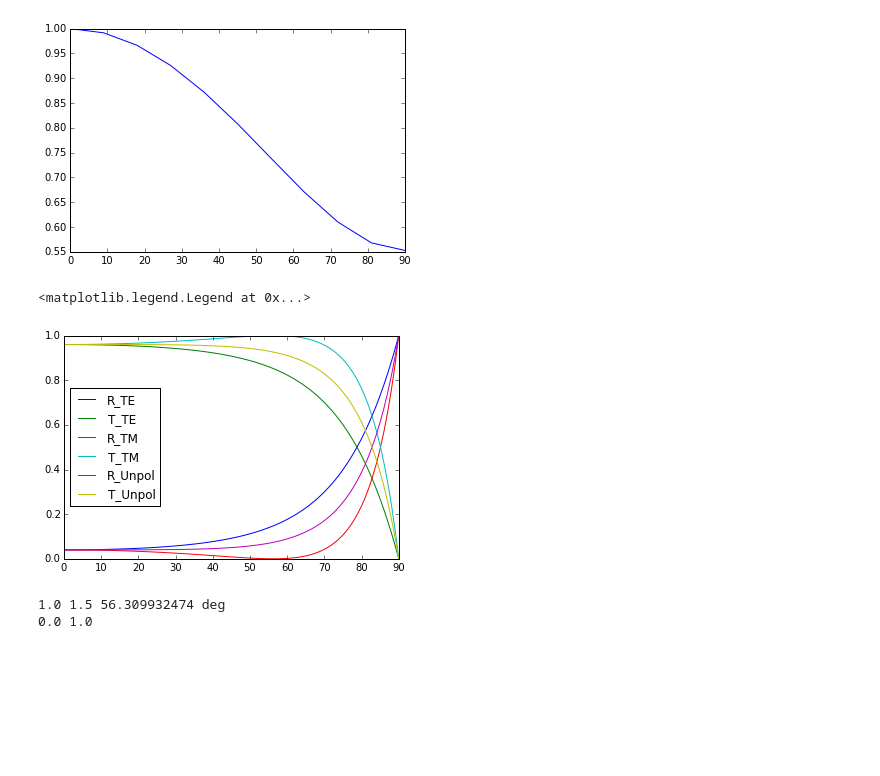
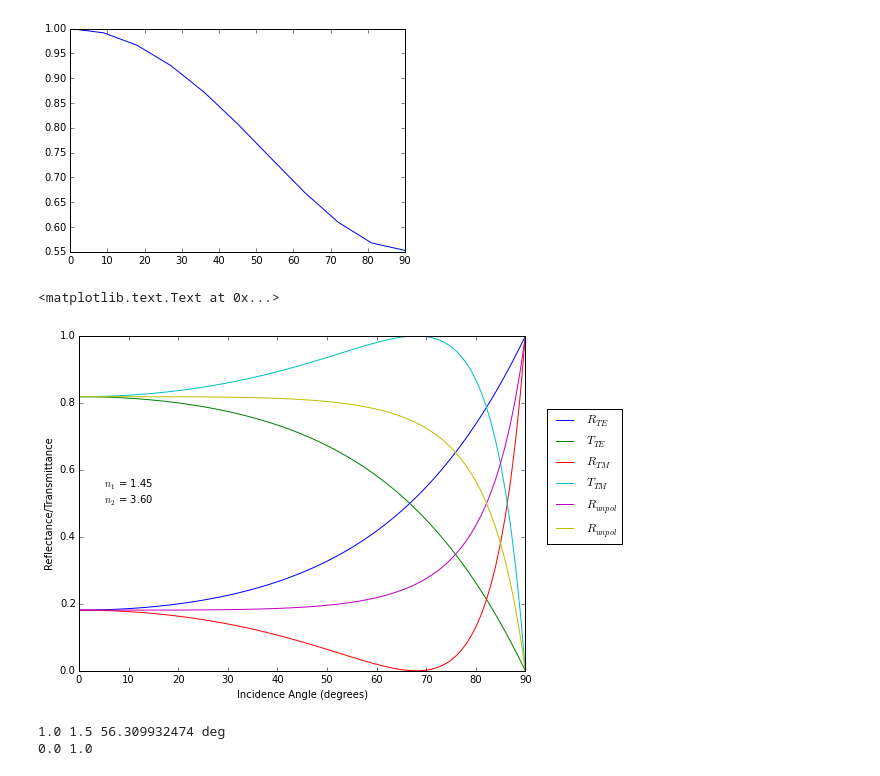
Before and after one commit to eelcodijkstra/teststuff, a Jupyter notebook: ray_trace/150311_calc_power_in_a_layer.ipynb, the cells around one changed output. Saved outputs shown, nothing was run; the diff lists cells and outputs as text; code cells hidden in the pictures; blank space fills up the shorter version.

Commit message:
update Reflectance/Transmittance vs incidence angle plot with labels & legend

```diff
--- a/ray_trace/150311_calc_power_in_a_layer.ipynb
+++ b/ray_trace/150311_calc_power_in_a_layer.ipynb
@@ -58,19 +58,22 @@ plt.plot( temp_angle1, cos_angle2(temp_angle1*degtorad, 1.0, 1.2) )
 [figure]
 # %%
 temp_angle1 = np.linspace(0.0, 90.0, 91)
-n1 = 1.0
-n2 = 1.5
-fig, ax = plt.subplots()
-ax.plot( temp_angle1, reflectance_TE(temp_angle1*degtorad, n1, n2), label='R_TE' )
-ax.plot( temp_angle1, transmittance_TE(temp_angle1*degtorad, n1, n2), label='T_TE' )
-ax.plot( temp_angle1, reflectance_TM(temp_angle1*degtorad, n1, n2), label='R_TM' )
-ax.plot( temp_angle1, transmittance_TM(temp_angle1*degtorad, n1, n2), label='T_TM' )
-ax.plot( temp_angle1, reflectance_Unpol(temp_angle1*degtorad, n1, n2), label='R_Unpol' )
-ax.plot( temp_angle1, transmittance_Unpol(temp_angle1*degtorad, n1, n2), label='T_Unpol' )
-ax.legend(loc='center left')
+n1 = 1.45
+n2 = 3.6
+fig, ax = plt.subplots(figsize=(8,6))
+ax.plot( temp_angle1, reflectance_TE(temp_angle1*degtorad, n1, n2), label='$R_{TE}$' )
+ax.plot( temp_angle1, transmittance_TE(temp_angle1*degtorad, n1, n2), label='$T_{TE}$' )
+ax.plot( temp_angle1, reflectance_TM(temp_angle1*degtorad, n1, n2), label='$R_{TM}$' )
+ax.plot( temp_angle1, transmittance_TM(temp_angle1*degtorad, n1, n2), label='$T_{TM}$' )
+ax.plot( temp_angle1, reflectance_Unpol(temp_angle1*degtorad, n1, n2), label='$R_{unpol}$' )
+ax.plot( temp_angle1, transmittance_Unpol(temp_angle1*degtorad, n1, n2), label='$R_{unpol}$' )
+ax.legend(bbox_to_anchor=(1.23, 0.8))
+ax.text(5,0.5,'$n_1$ = %.2f\n$n_2$ = %.2f' % (n1,n2))
+ax.set_xlabel('Incidence Angle (degrees)')
+ax.set_ylabel('Reflectance/Transmittance')
 # %% [output]
-<matplotlib.legend.Legend at 0x...>
+<matplotlib.text.Text at 0x...>
-[figure, old version]
+[figure, new version]
 # %%
 brewsterangle = np.arctan2(n2, n1)
 print(n1, n2, brewsterangle/degtorad, 'deg')
```
